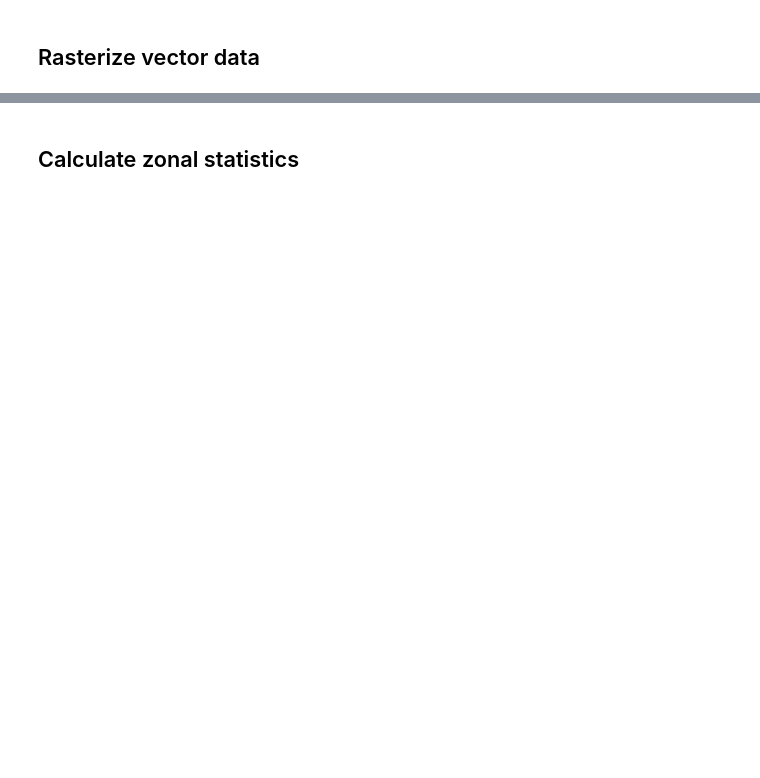
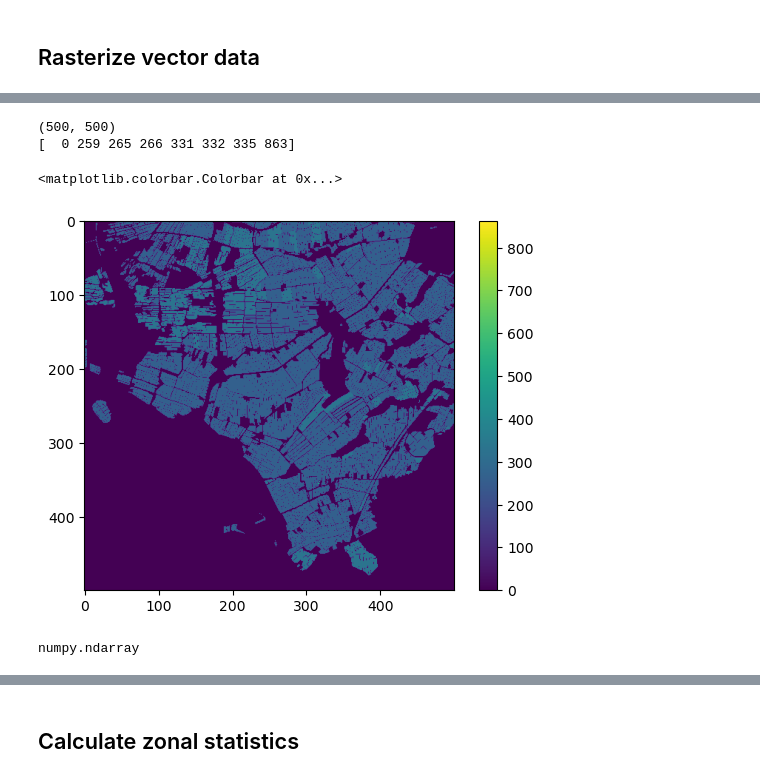
Before and after one commit to bhawiyuga/workshop-python-geospatial, a Jupyter notebook: zonal-statistics.ipynb, the cells around one changed output, grey strips where cells are left out. Cells and saved outputs as stored; diff of their text form; code cells hidden in the pictures; blank space fills up the shorter version.

```diff
--- a/zonal-statistics.ipynb
+++ b/zonal-statistics.ipynb
@@ -16,0 +35,6 @@
+# %%
+# Import geopandas
+import geopandas as gpd
+
+# Open the shapefile of fields cropped from Day-1
+fields = gpd.read_file('fields_cropped.shp')
@@ -17,2 +61,5 @@
+# %%
+# Make CRS uniform between raster and vector data
+fields_utm = fields.to_crs(ndvi.rio.crs)
 # %% [markdown]
 ## Rasterize vector data
@@ -18,0 +84,4 @@
+# %%
+# List all the columns required for rasterization
+geom = fields_utm[['geometry', 'gewascode']].values.tolist()
+geom
@@ -18,0 +106,30 @@
+# %%
+# Rasterize the list of polygon with gewascode as value
+from rasterio import features
+# Do rasterization. Parameters: list of geometry, shape of the raster (dimension), transformation function
+fields_rasterized = features.rasterize(geom, out_shape=ndvi.shape, transform=ndvi.rio.transform())
+# %%
+# Inspect the information from the rasterized shape
+import numpy as np
+# Print the shape of rasterized vector
+print(fields_rasterized.shape)
+# Print the unique value exist on rasterized vector
+print(np.unique(fields_rasterized))
+# %% [output]
+(500, 500)
+[  0 259 265 266 331 332 335 863]
+# %%
+# Plot the rasterized vector
+# - Import pyplot
+from matplotlib import pyplot as plt
+# - Show the image of rasterized vector
+plt.imshow(fields_rasterized)
+# - Show the colorbar
+plt.colorbar()
+# %% [output]
+<matplotlib.colorbar.Colorbar at 0x...>
+[figure, added]
+# %%
+type(fields_rasterized)
+# %% [output]
+numpy.ndarray
```
Also changed, not shown: parts of 13 cells of this notebook, 1 other file.
